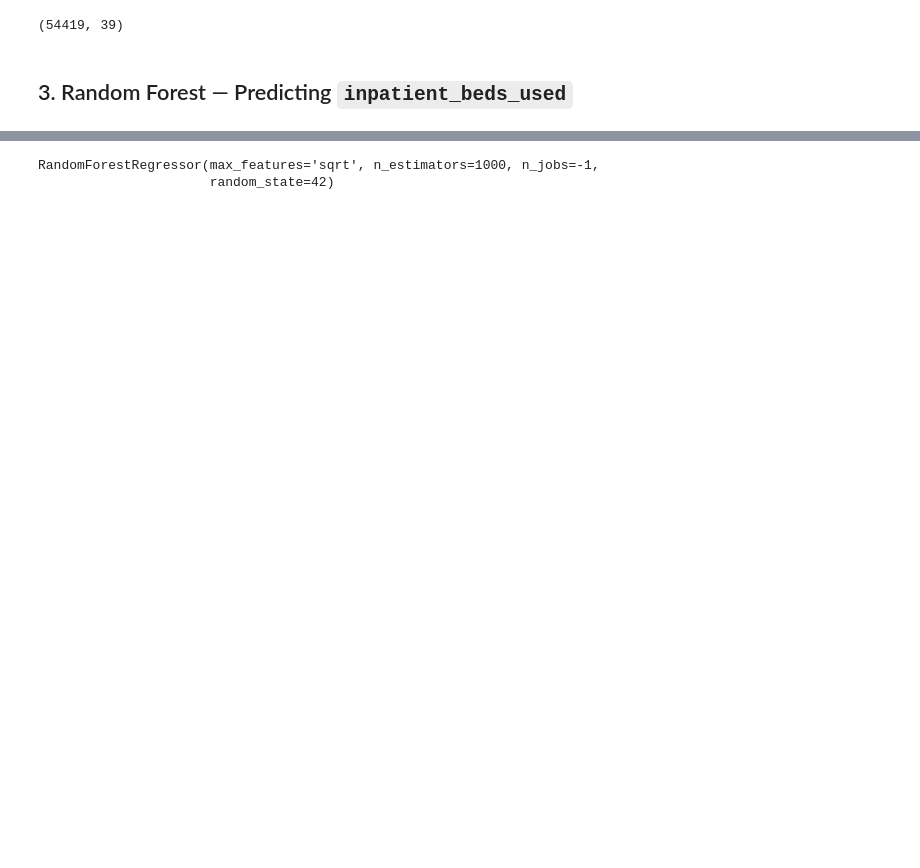
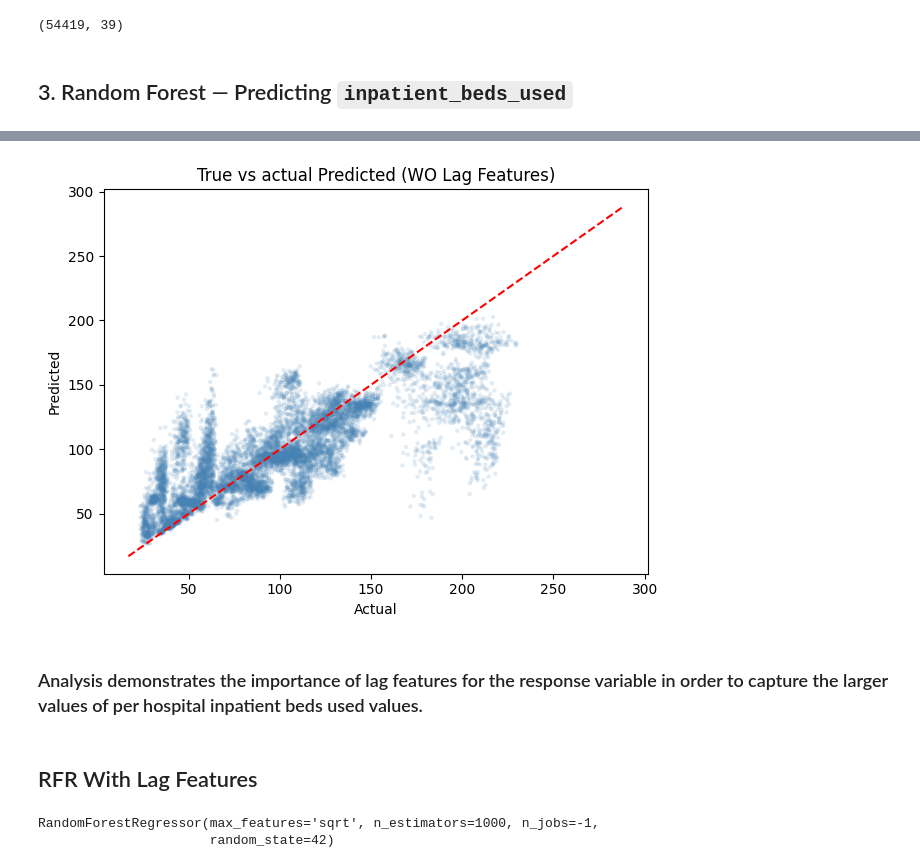
Before and after one commit to dsagher/CSE_881_Final_Project, a Jupyter notebook: combined_notebook.ipynb, the cells around one changed output, grey strips where cells are left out. Drawn from its saved outputs; the diff is of its cells as text; code cells hidden in the pictures; blank space fills up the shorter version.

```diff
--- a/combined_notebook.ipynb
+++ b/combined_notebook.ipynb
@@ -420,3 +463,23 @@ y_test = y.iloc[train_ind:]
+# %%
+predictions = rfr_wolag.predict(X_test_wo_lag)
+plt.scatter(y_test, predictions, alpha=0.15, s=10, color='steelblue', edgecolors='none')
+
+lo = min(y.min(), predictions.min())
+hi = max(y.max(), predictions.max())
+plt.plot([lo, hi], [lo, hi], 'r--', linewidth=1.5)
+
+plt.title("True vs actual Predicted (WO Lag Features)")
+plt.xlabel('Actual')
+plt.ylabel('Predicted')
+
+plt.tight_layout()
+plt.show()
+# %% [output]
+[figure, added]
+# %% [markdown]
+### Analysis demonstrates the importance of lag features for the response variable in order to capture the larger values of per hospital inpatient beds used values.
+# %% [markdown]
+## RFR With Lag Features
 # %%
 rfr = RandomForestRegressor(n_estimators= 1000, random_state=SEED, max_features= "sqrt", n_jobs= -1)
 
```
Also changed, not shown: parts of 29 cells of this notebook.
